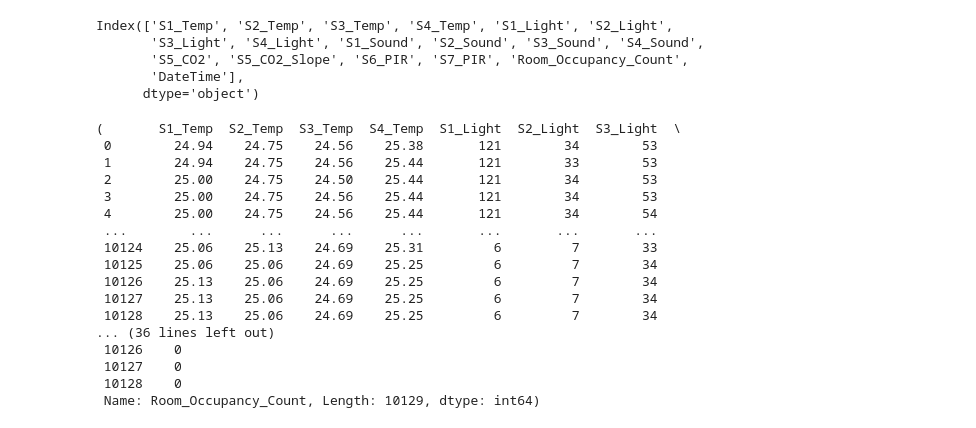
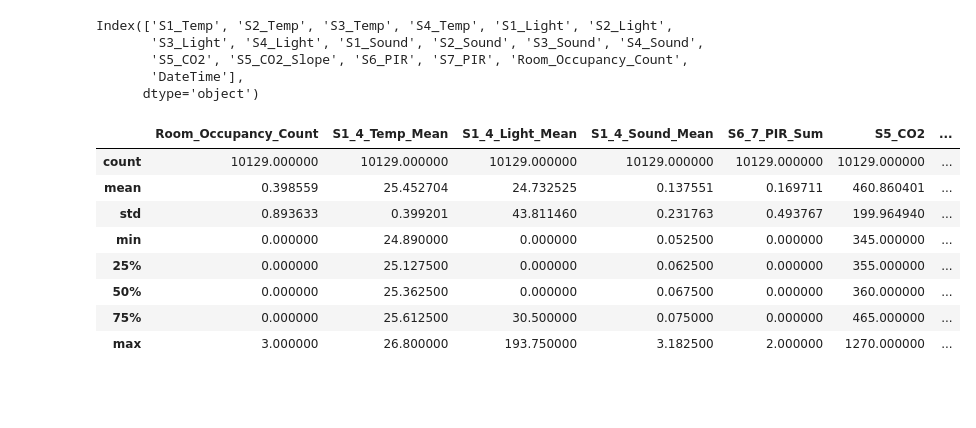
Before and after one commit to AzzamAlfurhud/BC-ML-Project, a Jupyter notebook: Room Occupancy Estimation.ipynb, the cells around one changed output. Drawn from its saved outputs; the diff is of its cells as text; code cells hidden in the pictures; blank space fills up the shorter version.

```diff
--- a/Room Occupancy Estimation.ipynb
+++ b/Room Occupancy Estimation.ipynb
@@ -100,20 +107,0 @@ y = df['Room_Occupancy_Count']
-# %%
-X, y
-# %% [output]
-(       S1_Temp  S2_Temp  S3_Temp  S4_Temp  S1_Light  S2_Light  S3_Light  \
- 0        24.94    24.75    24.56    25.38       121        34        53
- 1        24.94    24.75    24.56    25.44       121        33        53
- 2        25.00    24.75    24.50    25.44       121        34        53
- 3        25.00    24.75    24.56    25.44       121        34        53
- 4        25.00    24.75    24.56    25.44       121        34        54
- ...        ...      ...      ...      ...       ...       ...       ...
- 10124    25.06    25.13    24.69    25.31         6         7        33
- 10125    25.06    25.06    24.69    25.25         6         7        34
- 10126    25.13    25.06    24.69    25.25         6         7        34
- 10127    25.13    25.06    24.69    25.25         6         7        34
- 10128    25.13    25.06    24.69    25.25         6         7        34
-... (36 lines left out)
- 10126    0
- 10127    0
- 10128    0
- Name: Room_Occupancy_Count, Length: 10129, dtype: int64)
@@ -122,0 +113,12 @@ X_train, X_test, y_train, y_test = train_test_split(X, y, test_size = 0.25, rand
+# %%
+df[df_Agg].describe()
+# %% [output]
+|  | Room_Occupancy_Count | S1_4_Temp_Mean | S1_4_Light_Mean | S1_4_Sound_Mean | S6_7_PIR_Sum | S5_CO2 | ... |
+| count | 10129.000000 | 10129.000000 | 10129.000000 | 10129.000000 | 10129.000000 | 10129.000000 | ... |
+| mean | 0.398559 | 25.452704 | 24.732525 | 0.137551 | 0.169711 | 460.860401 | ... |
+| std | 0.893633 | 0.399201 | 43.811460 | 0.231763 | 0.493767 | 199.964940 | ... |
+| min | 0.000000 | 24.890000 | 0.000000 | 0.052500 | 0.000000 | 345.000000 | ... |
+| 25% | 0.000000 | 25.127500 | 0.000000 | 0.062500 | 0.000000 | 355.000000 | ... |
+| 50% | 0.000000 | 25.362500 | 0.000000 | 0.067500 | 0.000000 | 360.000000 | ... |
+| 75% | 0.000000 | 25.612500 | 30.500000 | 0.075000 | 0.000000 | 465.000000 | ... |
+| max | 3.000000 | 26.800000 | 193.750000 | 3.182500 | 2.000000 | 1270.000000 | ... |
```
Also changed, not shown: parts of 22 cells of this notebook.
